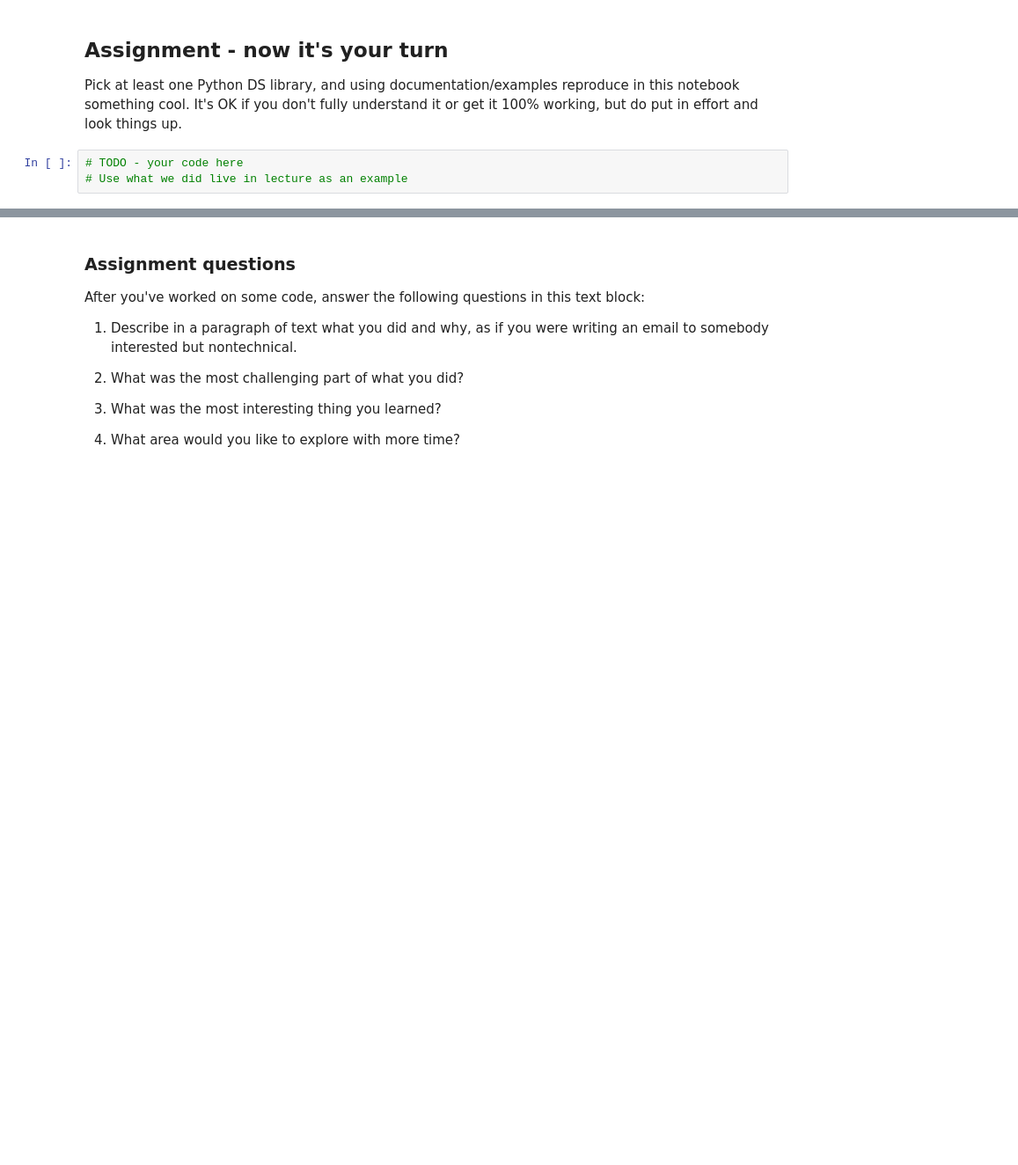
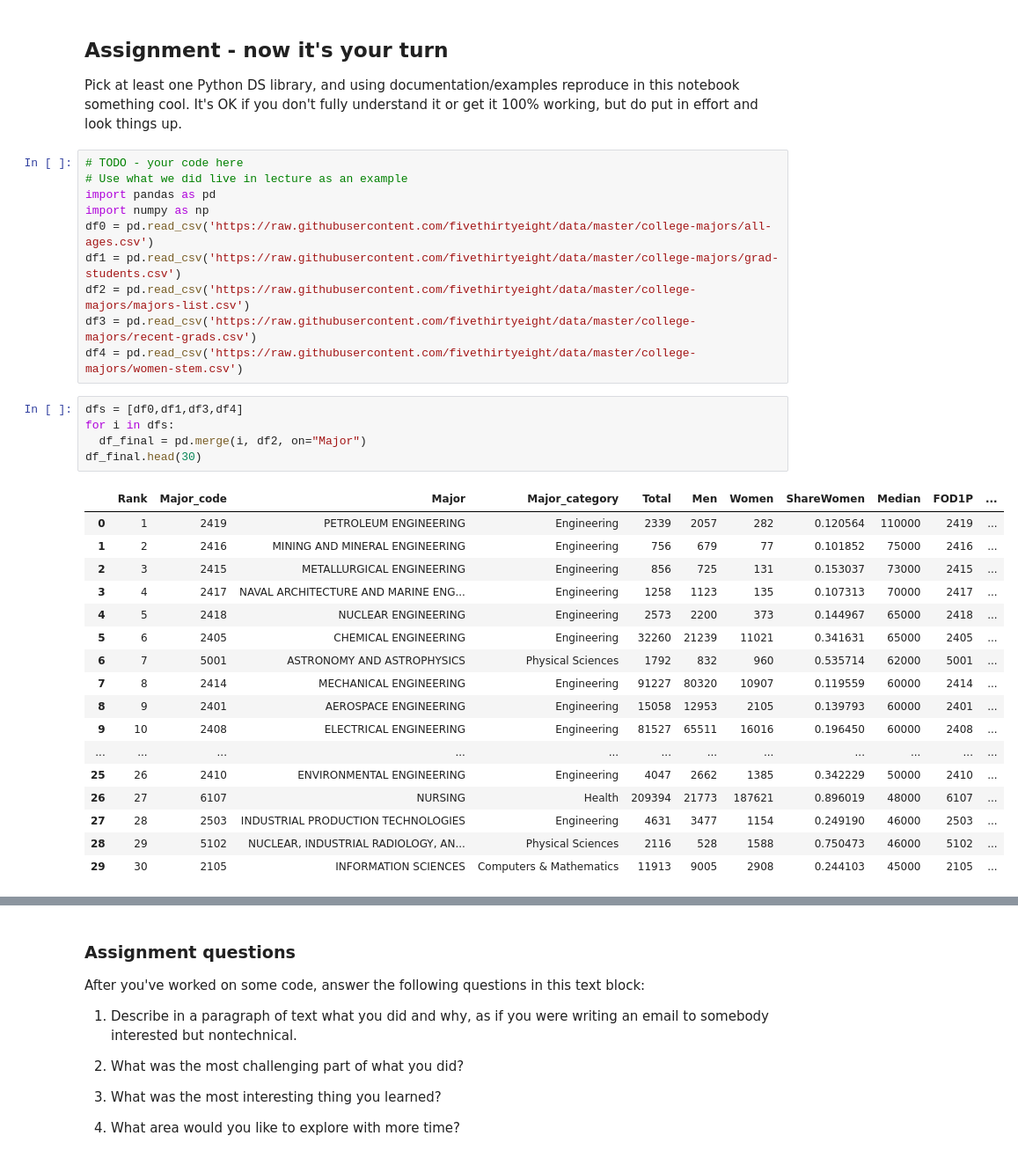
Before and after one commit to ngriggs/DS-Unit-1-Sprint-1-Dealing-With-Data, a Jupyter notebook: LS_DS_111_A_First_Look_at_Data.ipynb, the cells around one changed output, grey strips where cells are left out. Shown: that part at 88% size. Drawn from its saved outputs; the diff is of its cells as text; blank space fills up the shorter version.

```diff
--- a/LS_DS_111_A_First_Look_at_Data.ipynb
+++ b/LS_DS_111_A_First_Look_at_Data.ipynb
@@ -291,6 +291,36 @@ KeyError: ignored
 ## Assignment - now it's your turn
 
 Pick at least one Python DS library, and using documentation/examples reproduce in this notebook something cool. It's OK if you don't fully understand it or get it 100% working, but do put in effort and look things up.
-# %%
-# TODO - your code here
-# Use what we did live in lecture as an example
+# %%
+# TODO - your code here
+# Use what we did live in lecture as an example
+import pandas as pd
+import numpy as np
+df0 = pd.read_csv('https://raw.githubusercontent.com/fivethirtyeight/data/master/college-majors/all-ages.csv')
+df1 = pd.read_csv('https://raw.githubusercontent.com/fivethirtyeight/data/master/college-majors/grad-students.csv')
+df2 = pd.read_csv('https://raw.githubusercontent.com/fivethirtyeight/data/master/college-majors/majors-list.csv')
+df3 = pd.read_csv('https://raw.githubusercontent.com/fivethirtyeight/data/master/college-majors/recent-grads.csv')
+df4 = pd.read_csv('https://raw.githubusercontent.com/fivethirtyeight/data/master/college-majors/women-stem.csv')
+# %%
+dfs = [df0,df1,df3,df4]
+for i in dfs:
+  df_final = pd.merge(i, df2, on="Major")
+df_final.head(30)
+# %% [output]
+|  | Rank | Major_code | Major | Major_category | Total | Men | Women | ShareWomen | Median | FOD1P | ... |
+| 0 | 1 | 2419 | PETROLEUM ENGINEERING | Engineering | 2339 | 2057 | 282 | 0.120564 | 110000 | 2419 | ... |
+| 1 | 2 | 2416 | MINING AND MINERAL ENGINEERING | Engineering | 756 | 679 | 77 | 0.101852 | 75000 | 2416 | ... |
+| 2 | 3 | 2415 | METALLURGICAL ENGINEERING | Engineering | 856 | 725 | 131 | 0.153037 | 73000 | 2415 | ... |
+| 3 | 4 | 2417 | NAVAL ARCHITECTURE AND MARINE ENG... | Engineering | 1258 | 1123 | 135 | 0.107313 | 70000 | 2417 | ... |
+| 4 | 5 | 2418 | NUCLEAR ENGINEERING | Engineering | 2573 | 2200 | 373 | 0.144967 | 65000 | 2418 | ... |
+| 5 | 6 | 2405 | CHEMICAL ENGINEERING | Engineering | 32260 | 21239 | 11021 | 0.341631 | 65000 | 2405 | ... |
+| 6 | 7 | 5001 | ASTRONOMY AND ASTROPHYSICS | Physical Sciences | 1792 | 832 | 960 | 0.535714 | 62000 | 5001 | ... |
+| 7 | 8 | 2414 | MECHANICAL ENGINEERING | Engineering | 91227 | 80320 | 10907 | 0.119559 | 60000 | 2414 | ... |
+| 8 | 9 | 2401 | AEROSPACE ENGINEERING | Engineering | 15058 | 12953 | 2105 | 0.139793 | 60000 | 2401 | ... |
+| 9 | 10 | 2408 | ELECTRICAL ENGINEERING | Engineering | 81527 | 65511 | 16016 | 0.196450 | 60000 | 2408 | ... |
+| ... | ... | ... | ... | ... | ... | ... | ... | ... | ... | ... | ... |
+| 25 | 26 | 2410 | ENVIRONMENTAL ENGINEERING | Engineering | 4047 | 2662 | 1385 | 0.342229 | 50000 | 2410 | ... |
+| 26 | 27 | 6107 | NURSING | Health | 209394 | 21773 | 187621 | 0.896019 | 48000 | 6107 | ... |
+| 27 | 28 | 2503 | INDUSTRIAL PRODUCTION TECHNOLOGIES | Engineering | 4631 | 3477 | 1154 | 0.249190 | 46000 | 2503 | ... |
+| 28 | 29 | 5102 | NUCLEAR, INDUSTRIAL RADIOLOGY, AN... | Physical Sciences | 2116 | 528 | 1588 | 0.750473 | 46000 | 5102 | ... |
+| 29 | 30 | 2105 | INFORMATION SCIENCES | Computers & Mathematics | 11913 | 9005 | 2908 | 0.244103 | 45000 | 2105 | ... |
```
Also changed, not shown: parts of 4 cells of this notebook.
